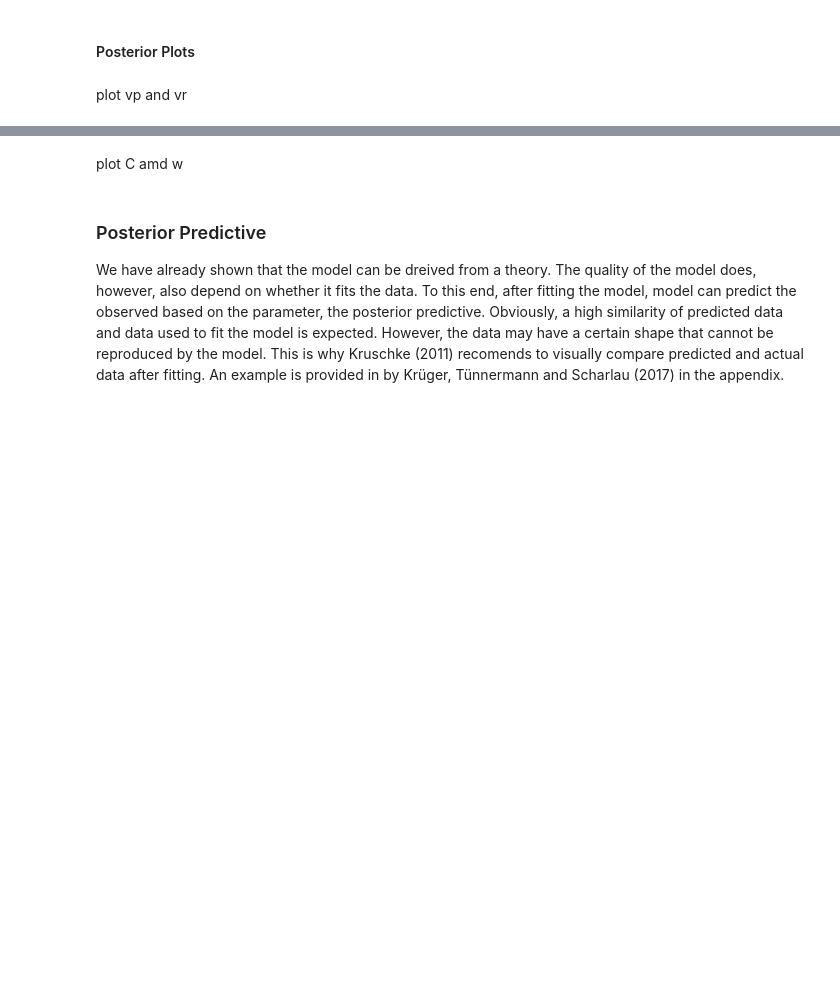
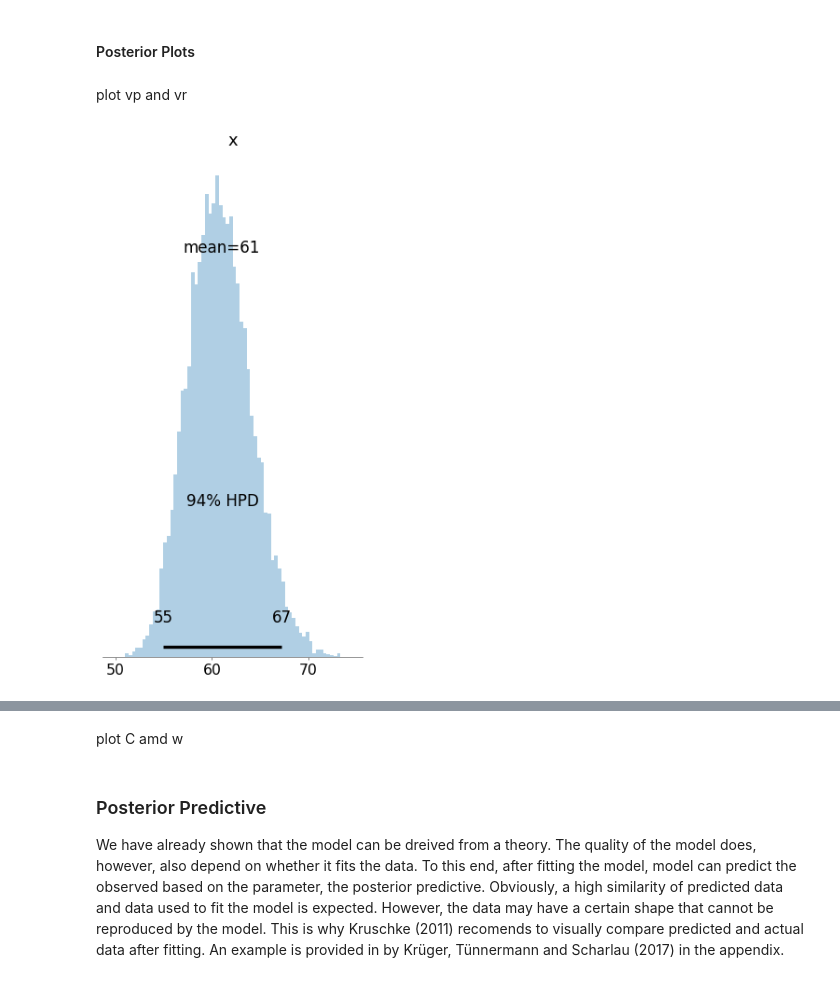
Before and after one commit to alexmeinhold/jspsych-experiment, a Jupyter notebook: newNoClasses/TVA-TOJ-scripts.ipynb, the cells around one changed output, grey strips where cells are left out. Drawn from its saved outputs; the diff is of its cells as text; code cells hidden in the pictures; blank space fills up the shorter version.

```diff
--- a/newNoClasses/TVA-TOJ-scripts.ipynb
+++ b/newNoClasses/TVA-TOJ-scripts.ipynb
@@ -521,7 +531,9 @@ plot vp and vr
 # %%
 fig, axes = plt.subplots(ncnd,1, figsize=(ncnd*5,10), sharex=True, sharey=True)
 
 for i in range(ncnd):
-    pymc3.plot_posterior(trace['mu_C'][:,i], ax=axes[i], kind = 'hist',figsize=(10,3))
+    pymc3.plot_posterior(trace['mu_C'][:,i], ax=axes, kind = 'hist',figsize=(10,3))
+# %% [output]
+[figure, added]
 # %%
 fig, axes = plt.subplots(ncnd,1, figsize=(ncnd*5,10), sharex=True, sharey=True)
```
Also changed, not shown: parts of 15 cells of this notebook, 16 other files.
